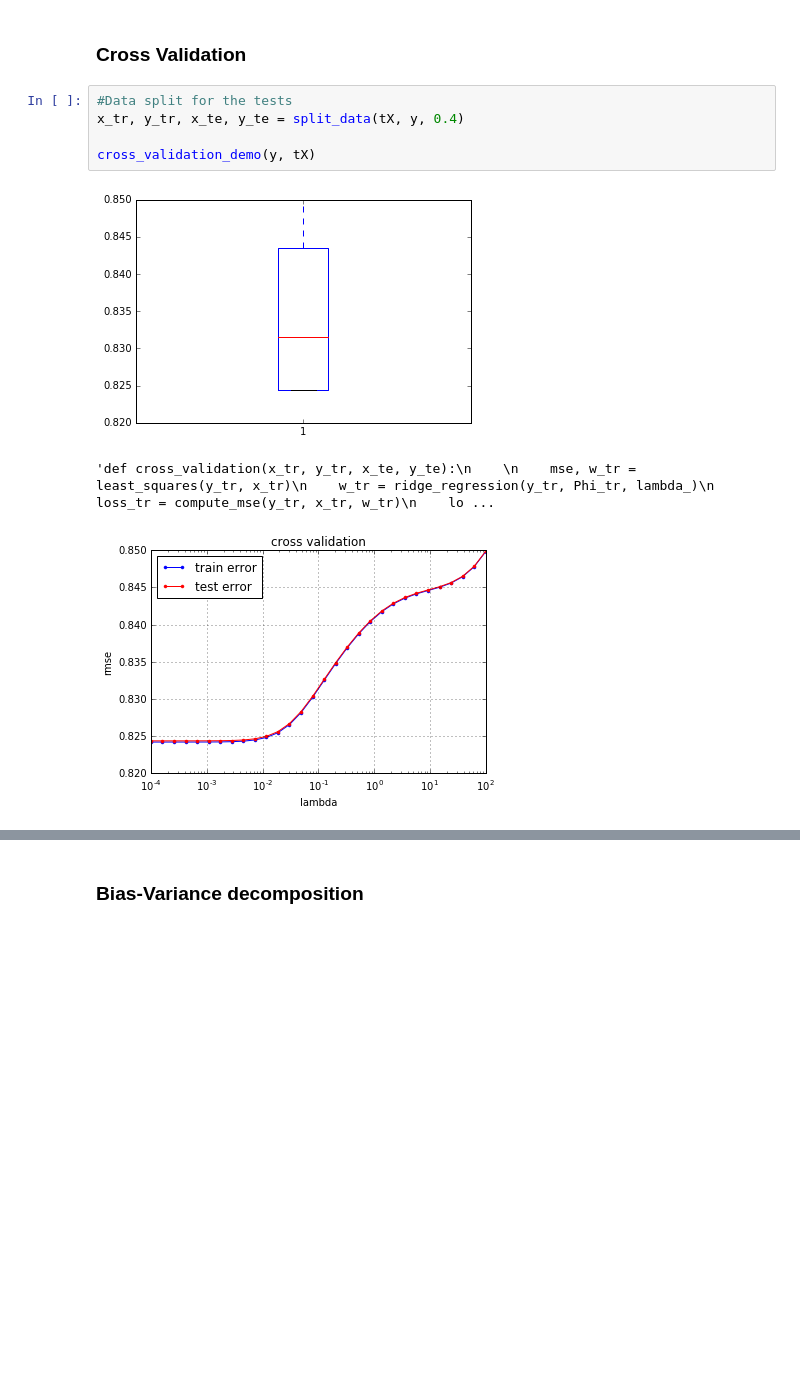
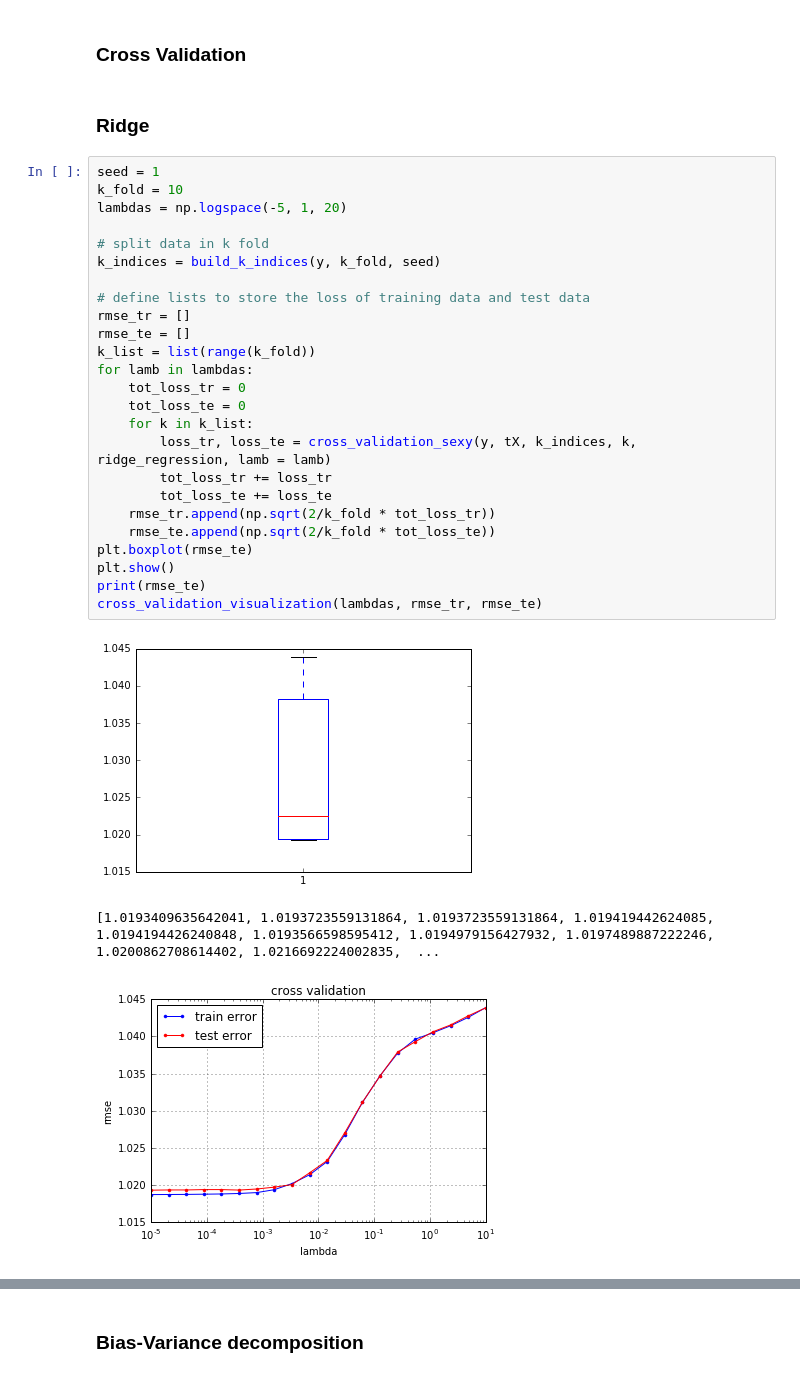
Before and after one commit to Walono/ML_project1, a Jupyter notebook: projects/project1/scripts/project1-Julie.ipynb, the cells around one changed output, grey strips where cells are left out. Drawn from its saved outputs; the diff is of its cells as text; blank space fills up the shorter version.

```diff
--- a/projects/project1/scripts/project1-Julie.ipynb
+++ b/projects/project1/scripts/project1-Julie.ipynb
@@ -159,11 +129,33 @@ print(w_ridge)
 # %% [markdown]
 ### Cross Validation
-# %%
-#Data split for the tests
-x_tr, y_tr, x_te, y_te = split_data(tX, y, 0.4)
-
-cross_validation_demo(y, tX)
-# %% [output]
-[figure, removed]
-'def cross_validation(x_tr, y_tr, x_te, y_te):\n    \n    mse, w_tr = least_squares(y_tr, x_tr)\n    w_tr = ridge_regression(y_tr, Phi_tr, lambda_)\n    loss_tr = compute_mse(y_tr, x_tr, w_tr)\n    lo ...
-[figure, removed]
+# %% [markdown]
+### Ridge
+# %%
+seed = 1
+k_fold = 10
+lambdas = np.logspace(-5, 1, 20)
+
+# split data in k fold
+k_indices = build_k_indices(y, k_fold, seed)
+
+# define lists to store the loss of training data and test data
+rmse_tr = []
+rmse_te = []
+k_list = list(range(k_fold))
+for lamb in lambdas:
+    tot_loss_tr = 0
+    tot_loss_te = 0
+    for k in k_list:
+        loss_tr, loss_te = cross_validation_sexy(y, tX, k_indices, k, ridge_regression, lamb = lamb)
+        tot_loss_tr += loss_tr
+        tot_loss_te += loss_te
+    rmse_tr.append(np.sqrt(2/k_fold * tot_loss_tr))
+    rmse_te.append(np.sqrt(2/k_fold * tot_loss_te))
+plt.boxplot(rmse_te)
+plt.show()
+print(rmse_te)
+cross_validation_visualization(lambdas, rmse_tr, rmse_te)
+# %% [output]
+[figure, added]
+[1.0193409635642041, 1.0193723559131864, 1.0193723559131864, 1.019419442624085, 1.0194194426240848, 1.0193566598595412, 1.0194979156427932, 1.0197489887222246, 1.0200862708614402, 1.0216692224002835,  ...
+[figure, added]
```
Also changed, not shown: parts of 9 cells of this notebook, 9 other files.
